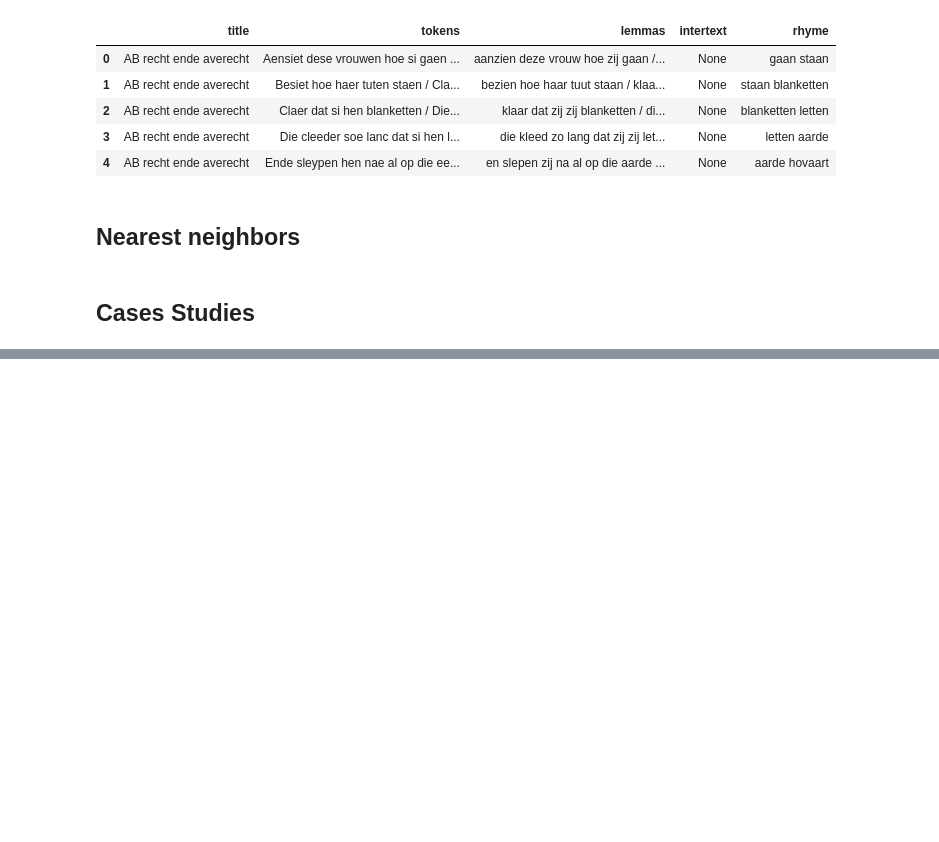
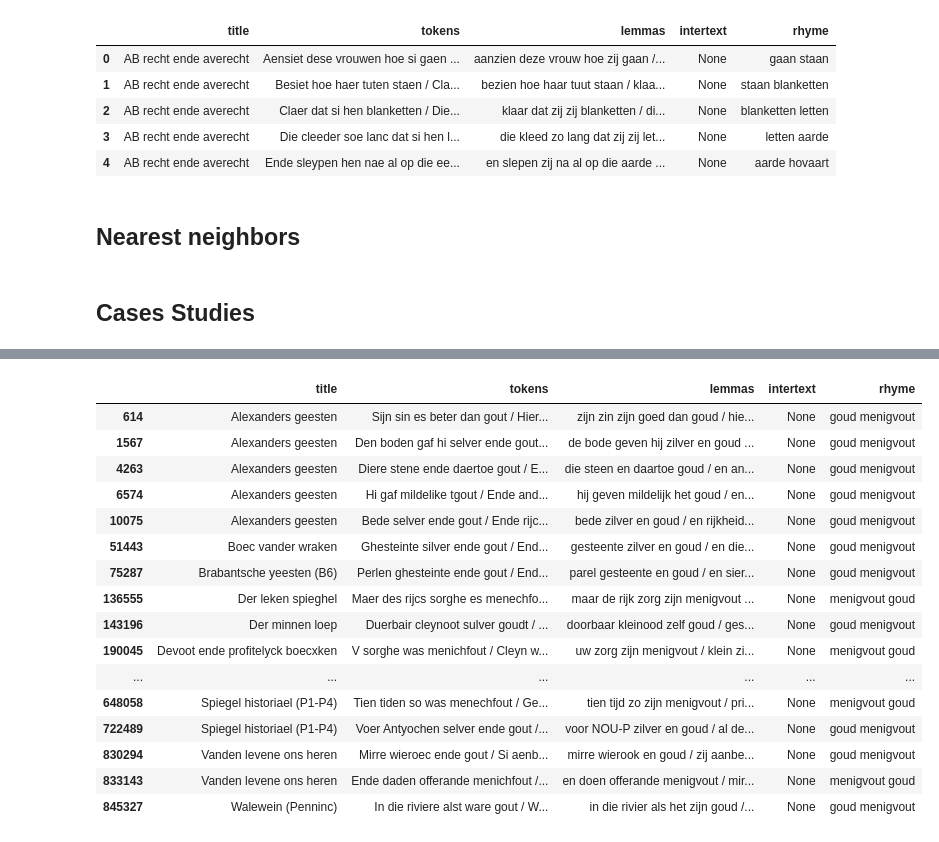
Before and after one commit to Caroline-Vandyck/authorship-boendale, a Jupyter notebook: notebooks/04-intertext-micro.ipynb, the cells around one changed output, grey strips where cells are left out. Drawn from its saved outputs; the diff is of its cells as text; code cells hidden in the pictures; blank space fills up the shorter version.

```diff
--- a/notebooks/04-intertext-micro.ipynb
+++ b/notebooks/04-intertext-micro.ipynb
@@ -234,3 +263,26 @@ nearest_df.head(50)
+# %%
+df[
+    df['lemmas'].str.contains("goud") &
+    df['lemmas'].str.contains("menigvout")
+]
+# %% [output]
+|  | title | tokens | lemmas | intertext | rhyme |
+| 614 | Alexanders geesten | Sijn sin es beter dan gout / Hier... | zijn zin zijn goed dan goud / hie... | None | goud menigvout |
+| 1567 | Alexanders geesten | Den boden gaf hi selver ende gout... | de bode geven hij zilver en goud ... | None | goud menigvout |
+| 4263 | Alexanders geesten | Diere stene ende daertoe gout / E... | die steen en daartoe goud / en an... | None | goud menigvout |
+| 6574 | Alexanders geesten | Hi gaf mildelike tgout / Ende and... | hij geven mildelijk het goud / en... | None | goud menigvout |
+| 10075 | Alexanders geesten | Bede selver ende gout / Ende rijc... | bede zilver en goud / en rijkheid... | None | goud menigvout |
+| 51443 | Boec vander wraken | Ghesteinte silver ende gout / End... | gesteente zilver en goud / en die... | None | goud menigvout |
+| 75287 | Brabantsche yeesten (B6) | Perlen ghesteinte ende gout / End... | parel gesteente en goud / en sier... | None | goud menigvout |
+| 136555 | Der leken spieghel | Maer des rijcs sorghe es menechfo... | maar de rijk zorg zijn menigvout ... | None | menigvout goud |
+| 143196 | Der minnen loep | Duerbair cleynoot sulver goudt / ... | doorbaar kleinood zelf goud / ges... | None | goud menigvout |
+| 190045 | Devoot ende profitelyck boecxken | V sorghe was menichfout / Cleyn w... | uw zorg zijn menigvout / klein zi... | None | menigvout goud |
+| ... | ... | ... | ... | ... | ... |
+| 648058 | Spiegel historiael (P1-P4) | Tien tiden so was menechfout / Ge... | tien tijd zo zijn menigvout / pri... | None | menigvout goud |
+| 722489 | Spiegel historiael (P1-P4) | Voer Antyochen selver ende gout /... | voor NOU-P zilver en goud / al de... | None | goud menigvout |
+| 830294 | Vanden levene ons heren | Mirre wieroec ende gout / Si aenb... | mirre wierook en goud / zij aanbe... | None | goud menigvout |
+| 833143 | Vanden levene ons heren | Ende daden offerande menichfout /... | en doen offerande menigvout / mir... | None | menigvout goud |
+| 845327 | Walewein (Penninc) | In die riviere alst ware gout / W... | in die rivier als het zijn goud /... | None | goud menigvout |
 # %%
 nearest_df = nearest_verses('Der leken spieghel', 'Jans teesteye',
                             base_df=df, vectorizer=vec, prop_filt=2)
```
Also changed, not shown: parts of 3 cells of this notebook, 6 other files.
